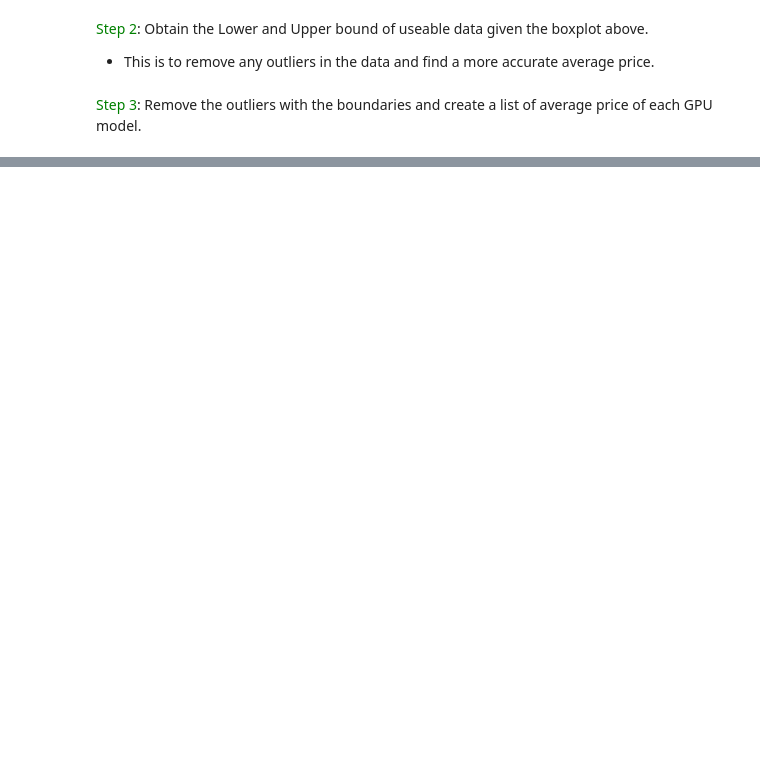
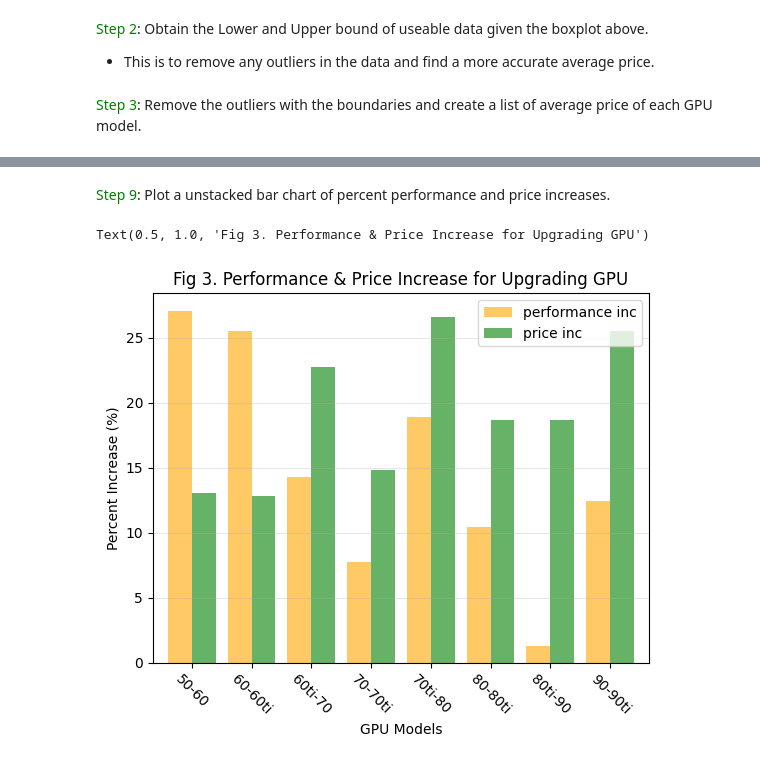
Before and after one commit to yh12chang/WebScrappingEDA, a Jupyter notebook: data_analyst_gpu.ipynb, the cells around one changed output, grey strips where cells are left out. Saved outputs shown, nothing was run; the diff lists cells and outputs as text; code cells hidden in the pictures; blank space fills up the shorter version.

```diff
--- a/data_analyst_gpu.ipynb
+++ b/data_analyst_gpu.ipynb
@@ -597,0 +598,29 @@ comp_gpu
+# %%
+# Numpy array of percent increase of performances
+bench_inc = np.array(np.diff(comp_gpu['benchmark']) / comp_gpu['benchmark'][1:] * 100)
+# Numpy array of percent increase of prices
+prc_inc = np.array(np.diff(comp_gpu['avg_price']) / comp_gpu['avg_price'][1:] * 100)
+# Array of GPU model upgrade label
+x_comp = ['50-60', '60-60ti', '60ti-70', '70-70ti', '70ti-80', '80-80ti', '80ti-90', '90-90ti']
+
+# Dataframe created using array above
+percent_inc_df = pd.DataFrame({
+    'bench_inc': bench_inc,
+    'prc_inc': prc_inc
+    },
+    index= x_comp
+    )
+# %% [markdown]
+<span style="color:green">Step 9</span>: Plot a unstacked bar chart of percent performance and price increases.
+# %%
+# Bar chart using dataframe created above
+percent_inc_df.plot(kind = 'bar', color = ['orange', 'green'], alpha = 0.6, width = 0.8)
+plt.xticks(rotation = -45)
+plt.xlabel('GPU Models')
+plt.ylabel('Percent Increase (%)')
+plt.legend(['performance inc', 'price inc'])
+plt.grid(axis = 'y', alpha = 0.3)
+plt.title('Fig 3. Performance & Price Increase for Upgrading GPU')
+# %% [output]
+Text(0.5, 1.0, 'Fig 3. Performance & Price Increase for Upgrading GPU')
+[figure, added]
```
Also changed, not shown: parts of 34 cells of this notebook.
